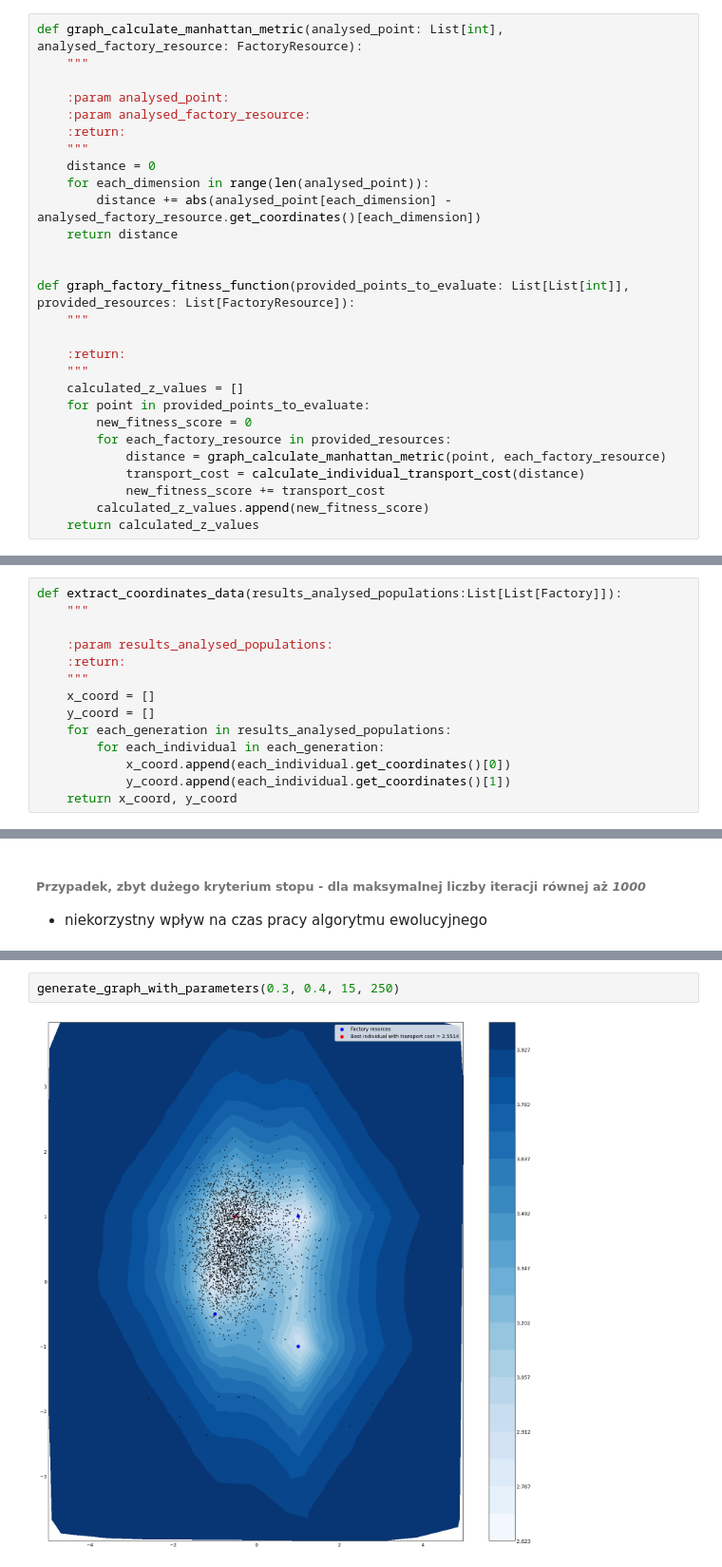
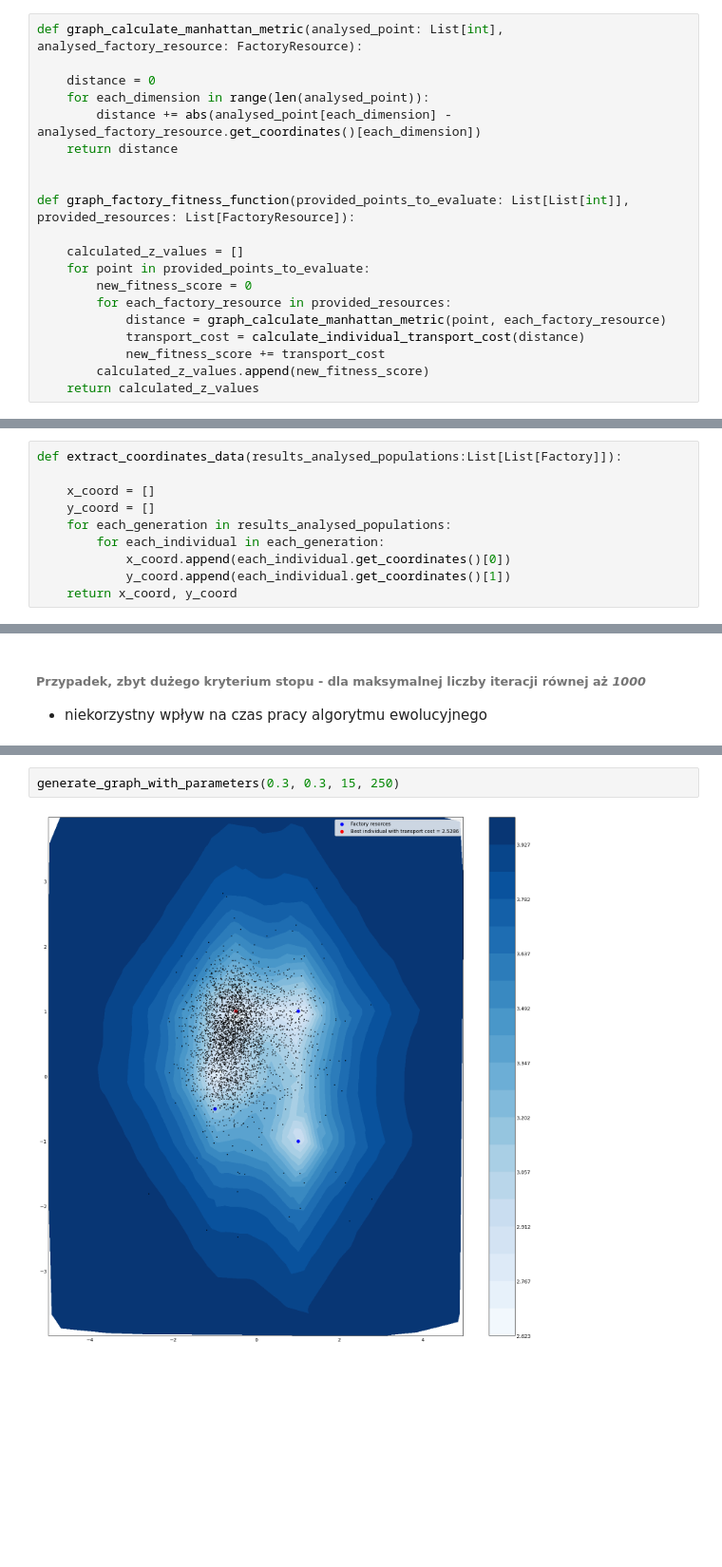
Before and after one commit to goshakowska/AI_evolutionary_algorithm, a Jupyter notebook: WSI_LAB_2.ipynb, the cells around one changed output, grey strips where cells are left out. Shown at 95% size. Saved outputs shown, nothing was run; the diff lists cells and outputs as text; blank space fills up the shorter version.

```diff
--- a/WSI_LAB_2.ipynb
+++ b/WSI_LAB_2.ipynb
@@ -481,12 +482,7 @@ do wygenerowania siatki wykresu.
 W celu ułatwienia sposobu generowania wykresów przebiegu algorytmu potrzebne nam funkcje, które operowały na instancjach klasy, zostały przekształcone tak, aby mogły działać na listach współrzędnych.
 # %%
 def graph_calculate_manhattan_metric(analysed_point: List[int], analysed_factory_resource: FactoryResource):
-    """
 
-    :param analysed_point:
-    :param analysed_factory_resource:
-    :return:
-    """
     distance = 0
     for each_dimension in range(len(analysed_point)):
         distance += abs(analysed_point[each_dimension] - analysed_factory_resource.get_coordinates()[each_dimension])
@@ -494,10 +490,7 @@ def graph_calculate_manhattan_metric(analysed_point: List[int], analysed_factory
 
 
 def graph_factory_fitness_function(provided_points_to_evaluate: List[List[int]], provided_resources: List[FactoryResource]):
-    """
 
-    :return:
-    """
     calculated_z_values = []
     for point in provided_points_to_evaluate:
         new_fitness_score = 0
@@ -512,10 +505,6 @@ Dodatkowo została zaimplementowana funkcja, która z otrzymanego wyniku działa
 # %%
 def extract_coordinates_data(results_analysed_populations:List[List[Factory]]):
-    """
 
-    :param results_analysed_populations:
-    :return:
-    """
     x_coord = []
     y_coord = []
     for each_generation in results_analysed_populations:
@@ -635,6 +625,6 @@ generate_graph_with_parameters(0.2, 0.5, 10, 1000)
 # %%
-generate_graph_with_parameters(0.3, 0.4, 15, 250)
+generate_graph_with_parameters(0.3, 0.3, 15, 250)
 # %% [output]
-[figure, old version]
+[figure, new version]
 # %% [markdown]
 ## Wnioski
```
Also changed, not shown: parts of 23 cells of this notebook.
